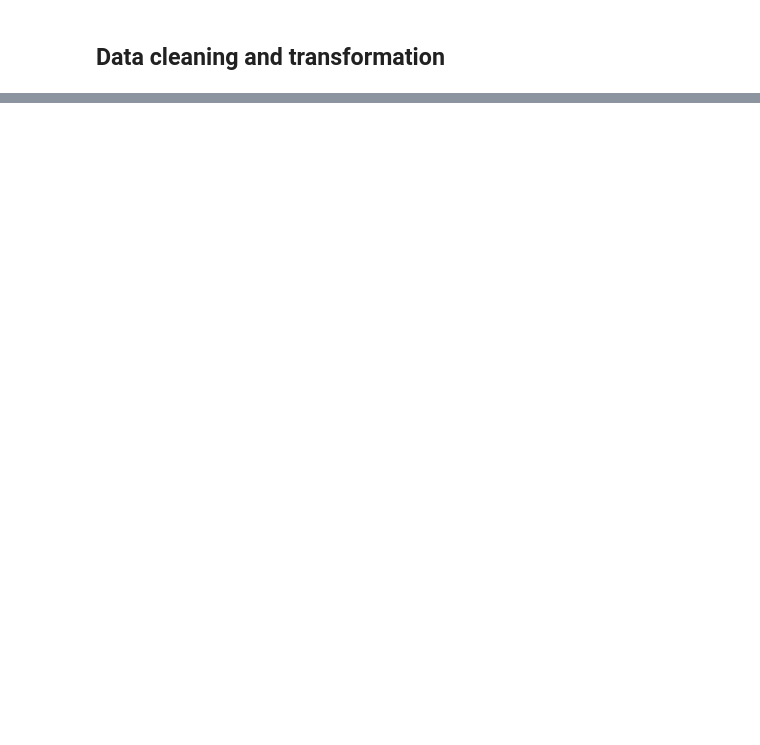
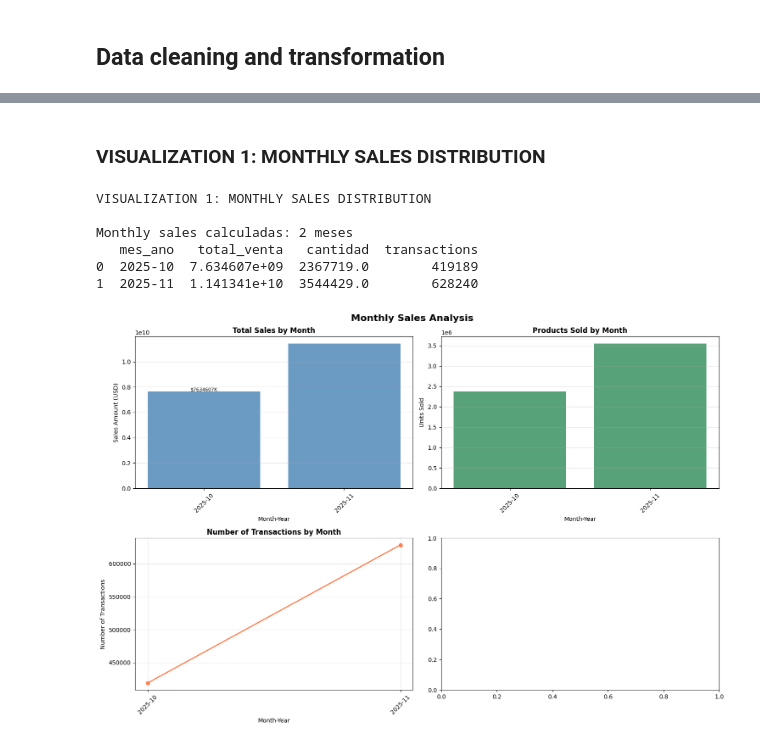
Before and after one commit to AndresJPF/Analisis-de-Datos-Python-Power-BI, a Jupyter notebook: HU3/data_visualization.ipynb, the cells around one changed output, grey strips where cells are left out. Drawn from its saved outputs; the diff is of its cells as text; code cells hidden in the pictures; blank space fills up the shorter version.

```diff
--- a/HU3/data_visualization.ipynb
+++ b/HU3/data_visualization.ipynb
@@ -114,11 +134,11 @@ df_sales['fecha'] = pd.to_datetime(df_sales['fecha'])
 
 # Obtain Month and Year
 df_sales['ano'] = df_sales['fecha'].dt.year
-df_sales['mes'] = df_sales['fecha'].dt.month
+df_sales['month'] = df_sales['fecha'].dt.month
 df_sales['dia_semana'] = df_sales['fecha'].dt.day_name()
 
 # Calculate Month-Year for agrupations
-df_sales['mes_ano'] = df_sales['fecha'].dt.to_period('M')
+df_sales['year_month'] = df_sales['fecha'].dt.to_period('M')
 
 # Check Data
 print("\nInformation about DF")
@@ -145,0 +224,72 @@ Current Year: [np.int32(2025)]
+# %% [markdown]
+### VISUALIZATION 1: MONTHLY SALES DISTRIBUTION
+# %%
+print("VISUALIZATION 1: MONTHLY SALES DISTRIBUTION")
+
+# Primero, asegurémonos de que tenemos la columna mes_ano
+# Si no existe, créala
+if 'mes_ano' not in df_sales.columns:
+    print("Creando columna 'mes_ano'...")
+    df_sales['mes_ano'] = df_sales['fecha'].dt.to_period('M')
+
+# Ahora calculamos las ventas mensuales
+monthly_sales = df_sales.groupby('mes_ano').agg({
+    'total_venta': 'sum',
+    'cantidad': 'sum',
+    'venta_id': 'count'
+}).rename(columns={'venta_id': 'transactions'}).reset_index()
+
+print(f"\nMonthly sales calculadas: {len(monthly_sales)} meses")
+print(monthly_sales.head())
+
+monthly_sales['year_month_str'] = monthly_sales['mes_ano'].astype(str)
+
+# Create the visualization
+fig, axes = plt.subplots(2, 2, figsize=(15, 10))
+fig.suptitle('Monthly Sales Analysis', fontsize=16, fontweight='bold')
+
+# Chart 1: Total sales by month
+axes[0, 0].bar(monthly_sales['year_month_str'], monthly_sales['total_venta'],
+               color='steelblue', alpha=0.8)
+axes[0, 0].set_title('Total Sales by Month', fontsize=12, fontweight='bold')
+axes[0, 0].set_xlabel('Month-Year')
+axes[0, 0].set_ylabel('Sales Amount (USD)')
+axes[0, 0].tick_params(axis='x', rotation=45)
+axes[0, 0].grid(True, alpha=0.3, axis='y')
+
+# Add value labels on top of bars
+for i, v in enumerate(monthly_sales['total_venta']):
+    if i % 3 == 0:  # Show every 3rd value to avoid clutter
+        axes[0, 0].text(i, v, f'${v/1000:.0f}K',
+                       ha='center', va='bottom', fontsize=8)
+
+# Chart 2: Quantity sold by month
+axes[0, 1].bar(monthly_sales['year_month_str'], monthly_sales['cantidad'],
+               color='seagreen', alpha=0.8)
+axes[0, 1].set_title('Products Sold by Month', fontsize=12, fontweight='bold')
+axes[0, 1].set_xlabel('Month-Year')
+axes[0, 1].set_ylabel('Units Sold')
+axes[0, 1].tick_params(axis='x', rotation=45)
+axes[0, 1].grid(True, alpha=0.3, axis='y')
+
+# Chart 3: Number of transactions by month
+axes[1, 0].plot(monthly_sales['year_month_str'], monthly_sales['transactions'],
+                marker='o', linewidth=2, color='coral')
+axes[1, 0].set_title('Number of Transactions by Month', fontsize=12, fontweight='bold')
+axes[1, 0].set_xlabel('Month-Year')
+axes[1, 0].set_ylabel('Number of Transactions')
+axes[1, 0].tick_params(axis='x', rotation=45)
+axes[1, 0].grid(True, alpha=0.3)
+
+
+
+plt.tight_layout()
+plt.show()
+# %% [output]
+VISUALIZATION 1: MONTHLY SALES DISTRIBUTION
+
+Monthly sales calculadas: 2 meses
+   mes_ano   total_venta   cantidad  transactions
+0  2025-10  7.634607e+09  2367719.0        419189
+1  2025-11  1.141341e+10  3544429.0        628240
+[figure, added]
```
Also changed, not shown: parts of 9 cells of this notebook, 13 other files.
